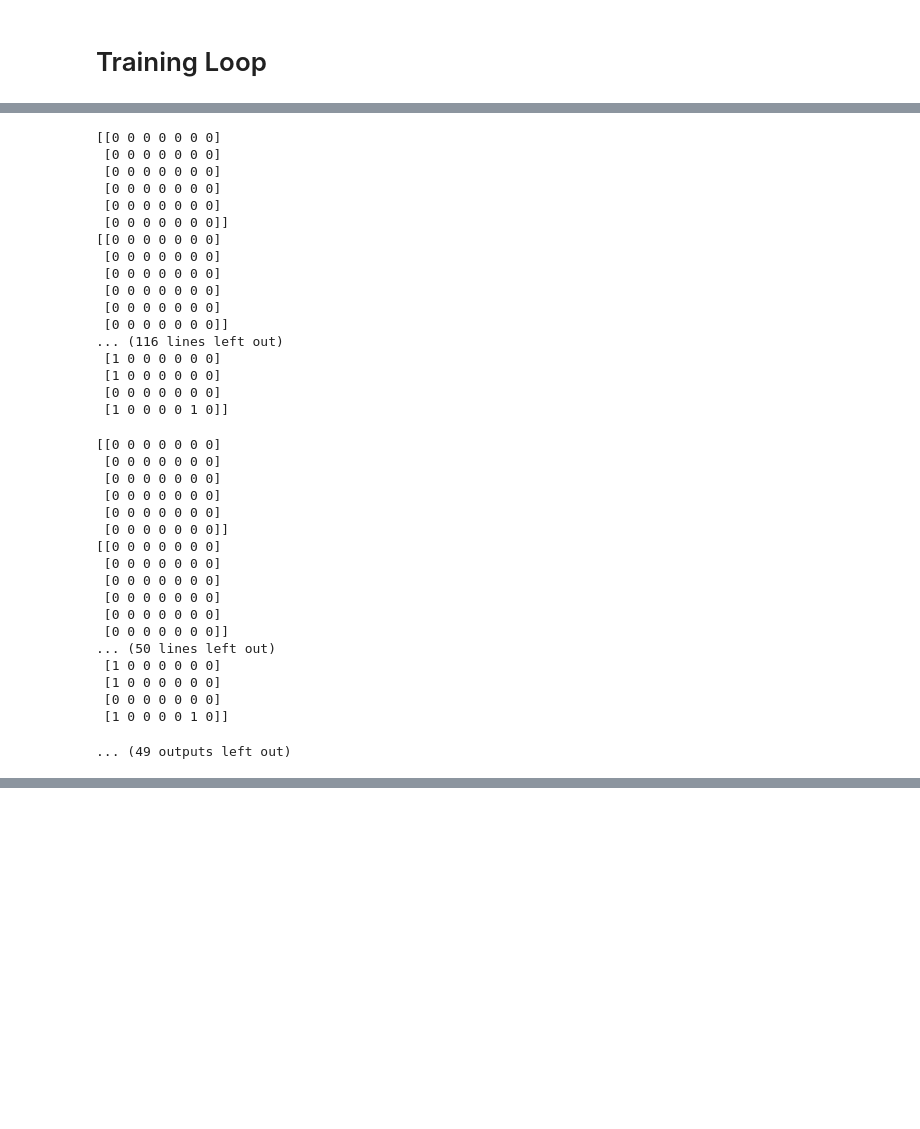
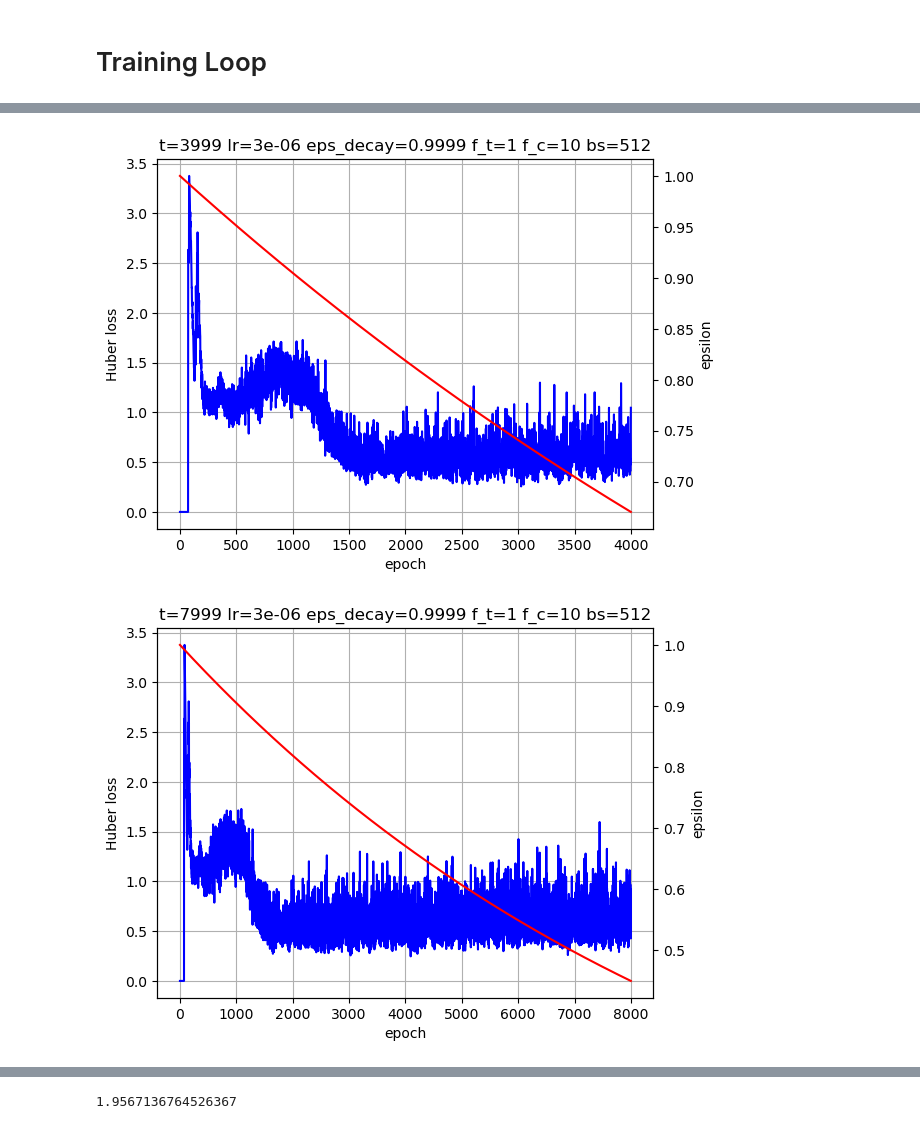
Before and after one commit to Wikcio1618/conn4-rl, a Jupyter notebook: lab.ipynb, the cells around one changed output, grey strips where cells are left out. Cells and saved outputs as stored; diff of their text form; code cells hidden in the pictures; blank space fills up the shorter version.

```diff
--- a/lab.ipynb
+++ b/lab.ipynb
@@ -126,14 +125,15 @@ def train_step(main_model, target_model, optimizer, replay_buffer, gamma, batch_
     main_model.train()
 
     batch = replay_buffer.sample(batch_size)
-    states, actions, rewards, next_states = zip(*batch)
-    equal_flags = [np.array_equal(states[i], next_states[i]) for i in range(len(states))]
+    states, actions, rewards, next_states, dones = zip(*batch)
+    # equal_flags = [np.array_equal(states[i], next_states[i]) for i in range(len(states))]
 
     states = torch.tensor(np.array(states), dtype=torch.float32).unsqueeze(1)
     actions = torch.tensor(np.array(actions), dtype=torch.int64).unsqueeze(1)
     rewards = torch.tensor(np.array(rewards), dtype=torch.float32)
     next_states = torch.tensor(np.array(next_states), dtype=torch.float32).unsqueeze(1)
-    dones = torch.tensor([1 if flag else 0 for flag in equal_flags])
+    dones = torch.tensor(np.array(dones), dtype=torch.int8)
+    # dones = torch.tensor([1 if flag else 0 for flag in equal_flags])
 
     q_values = main_model(states).gather(1, actions).squeeze()
 
@@ -154,15 +154,15 @@ import torch.nn as nn
 
 # TODO fine tune
 eps = 1
-eps_min = 0.01
-eps_decay = 0.9995
-epochs = 10**2
-batch_size = 64
+eps_min = 0.05
+eps_decay = 0.9999
+epochs = 2*10**4
+batch_size = 64 * 8
 train_freq = 1
-target_update_freq = 50
-checkpoint_freq = epochs // 2
-gamma = 0.98
-lr = 3e-3
+target_update_freq = 10
+checkpoint_freq = epochs // 5
+gamma = 0.99
+lr = 3.3e-6
 
 # TODO TEST OTHER
 # loss_class = nn.MSELoss
@@ -228,28 +211,22 @@ points = 0
 
 for t in tqdm(range(epochs)):
     exp_list = play_exp_game(agent1, agent2, eps)
-
     replay_buffer.extend(exp_list)
 
     if not t % train_freq:
         loss = train_step(main_model, target_model, optimizer, replay_buffer, gamma, batch_size, loss_class)
 
-        if len(replay_buffer) > 1000:
+        if len(replay_buffer) > 10000:
             replay_buffer.clear_oldest(train_freq * len(exp_list))
 
         times.append(t)
         losses.append(loss)
         EPS.append(eps)
-        result = 0
-        for _ in range(100):
-            result += play_eval_game(agent1, test_agent)
-        result.append(result)
 
     if not t % target_update_freq:
         target_model.load_state_dict(main_model.state_dict())
 
-
-    if not t % checkpoint_freq and t != 0:
+    if not (t+1) % checkpoint_freq:
         stamp = datetime.now().strftime("%d%m%y-%H%M%S")
         path = rf'models/cp{t//checkpoint_freq}_{stamp}.pth'
         torch.save(main_model, path)
@@ -263,8 +240,7 @@ for t in tqdm(range(epochs)):
         ax2.plot(times, EPS, 'r-')
         ax2.set_ylabel('epsilon')
         plt.title(f't={t} lr={lr:.0e} eps_decay={eps_decay} f_t={train_freq} f_c={target_update_freq} bs={batch_size}')
+        plt.show()
 
     eps = max(eps_min, eps_decay * eps)
-    plt.figure()
-    plt.plot(times, results)
 # %% [output]
@@ -441,35 +247,2 @@ for t in tqdm(range(epochs)):
-[[0 0 0 0 0 0 0]
- [0 0 0 0 0 0 0]
- [0 0 0 0 0 0 0]
- [0 0 0 0 0 0 0]
- [0 0 0 0 0 0 0]
- [0 0 0 0 0 0 0]]
-[[0 0 0 0 0 0 0]
- [0 0 0 0 0 0 0]
- [0 0 0 0 0 0 0]
- [0 0 0 0 0 0 0]
- [0 0 0 0 0 0 0]
- [0 0 0 0 0 0 0]]
-... (116 lines left out)
- [1 0 0 0 0 0 0]
- [1 0 0 0 0 0 0]
- [0 0 0 0 0 0 0]
- [1 0 0 0 0 1 0]]
-[[0 0 0 0 0 0 0]
- [0 0 0 0 0 0 0]
- [0 0 0 0 0 0 0]
- [0 0 0 0 0 0 0]
- [0 0 0 0 0 0 0]
- [0 0 0 0 0 0 0]]
-[[0 0 0 0 0 0 0]
- [0 0 0 0 0 0 0]
- [0 0 0 0 0 0 0]
- [0 0 0 0 0 0 0]
- [0 0 0 0 0 0 0]
- [0 0 0 0 0 0 0]]
-... (50 lines left out)
- [1 0 0 0 0 0 0]
- [1 0 0 0 0 0 0]
- [0 0 0 0 0 0 0]
- [1 0 0 0 0 1 0]]
-... (49 outputs left out)
+[figure, added]
+[figure, added]
@@ -475,0 +252,4 @@ for t in tqdm(range(epochs)):
+# %%
+agent1.get_actions_pred(agent1.get_board_state()).squeeze()[1].item()
+# %% [output]
+1.9567136764526367
```
Also changed, not shown: parts of 3 cells of this notebook, 4 other files.
